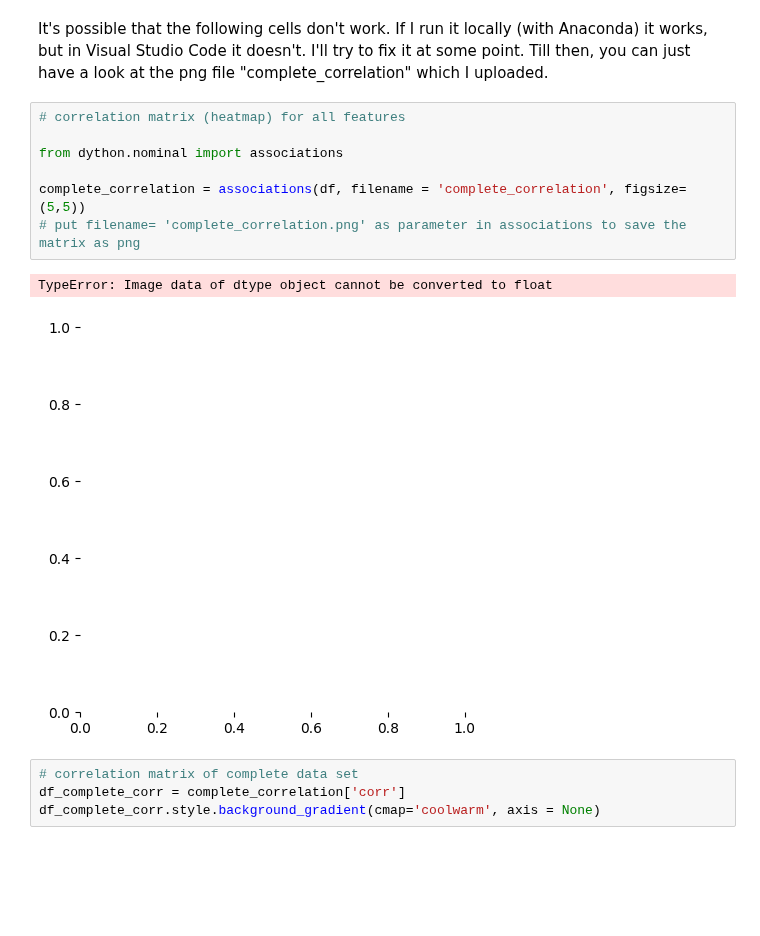
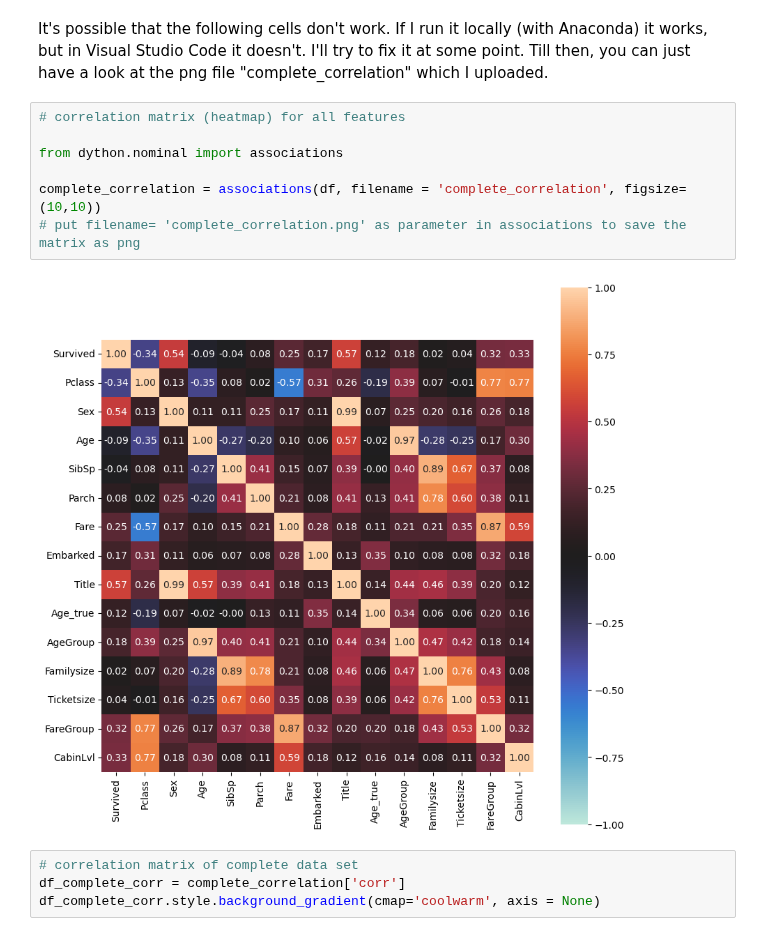
Before and after one commit to mariusjb/dm1-titanic, a Jupyter notebook: preprocessing.ipynb, the cells around one changed output. Saved outputs shown, nothing was run; the diff lists cells and outputs as text; blank space fills up the shorter version.

```diff
--- a/preprocessing.ipynb
+++ b/preprocessing.ipynb
@@ -540,13 +558,12 @@ It's possible that the following cells don't work. If I run it locally (with Ana
 # %%
 # correlation matrix (heatmap) for all features
 
 from dython.nominal import associations
 
-complete_correlation = associations(df, filename = 'complete_correlation', figsize=(5,5))
+complete_correlation = associations(df, filename = 'complete_correlation', figsize=(10,10))
 # put filename= 'complete_correlation.png' as parameter in associations to save the matrix as png
 # %% [output]
-TypeError: Image data of dtype object cannot be converted to float
-[figure, old version]
+[figure, new version]
 # %%
 # correlation matrix of complete data set
 df_complete_corr = complete_correlation['corr']
```
Also changed, not shown: parts of 9 cells of this notebook, 2 other files.
